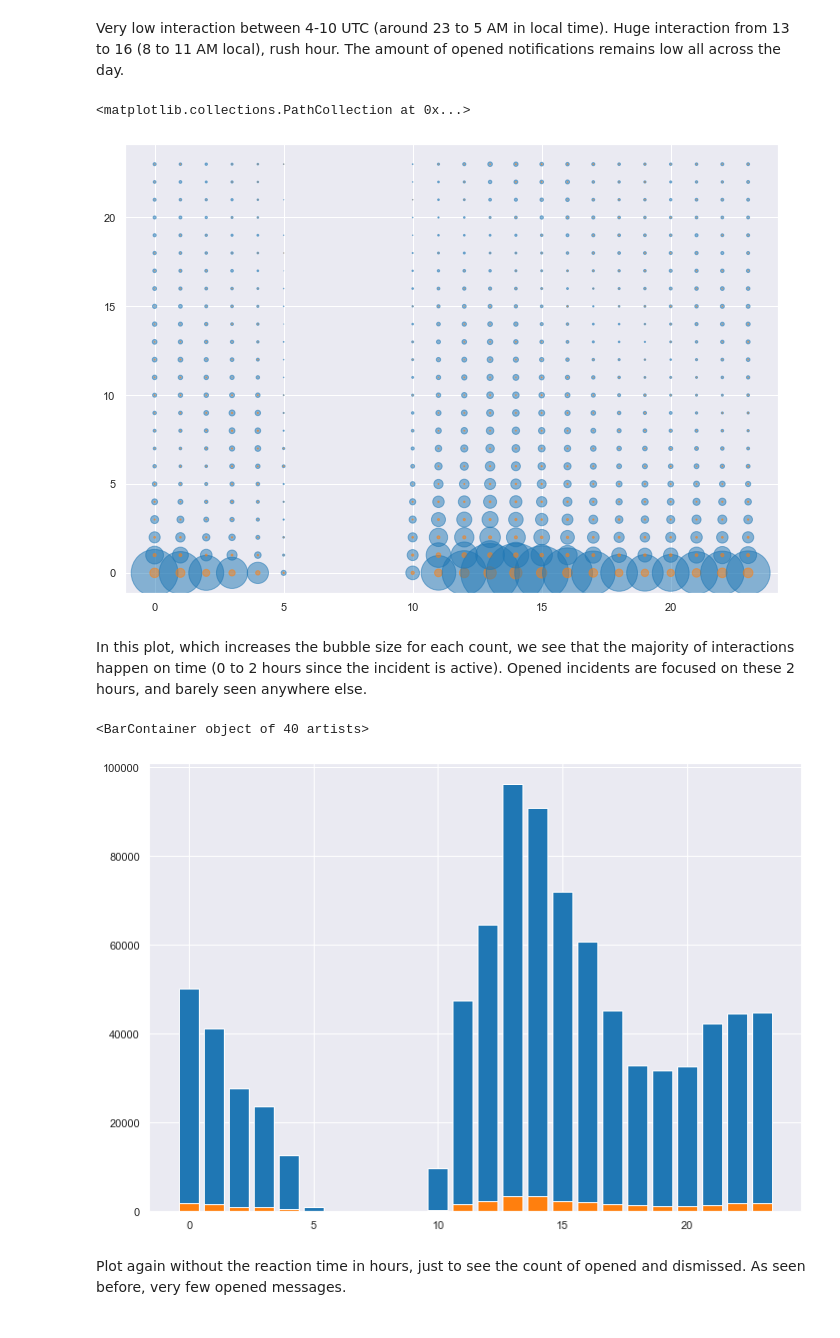
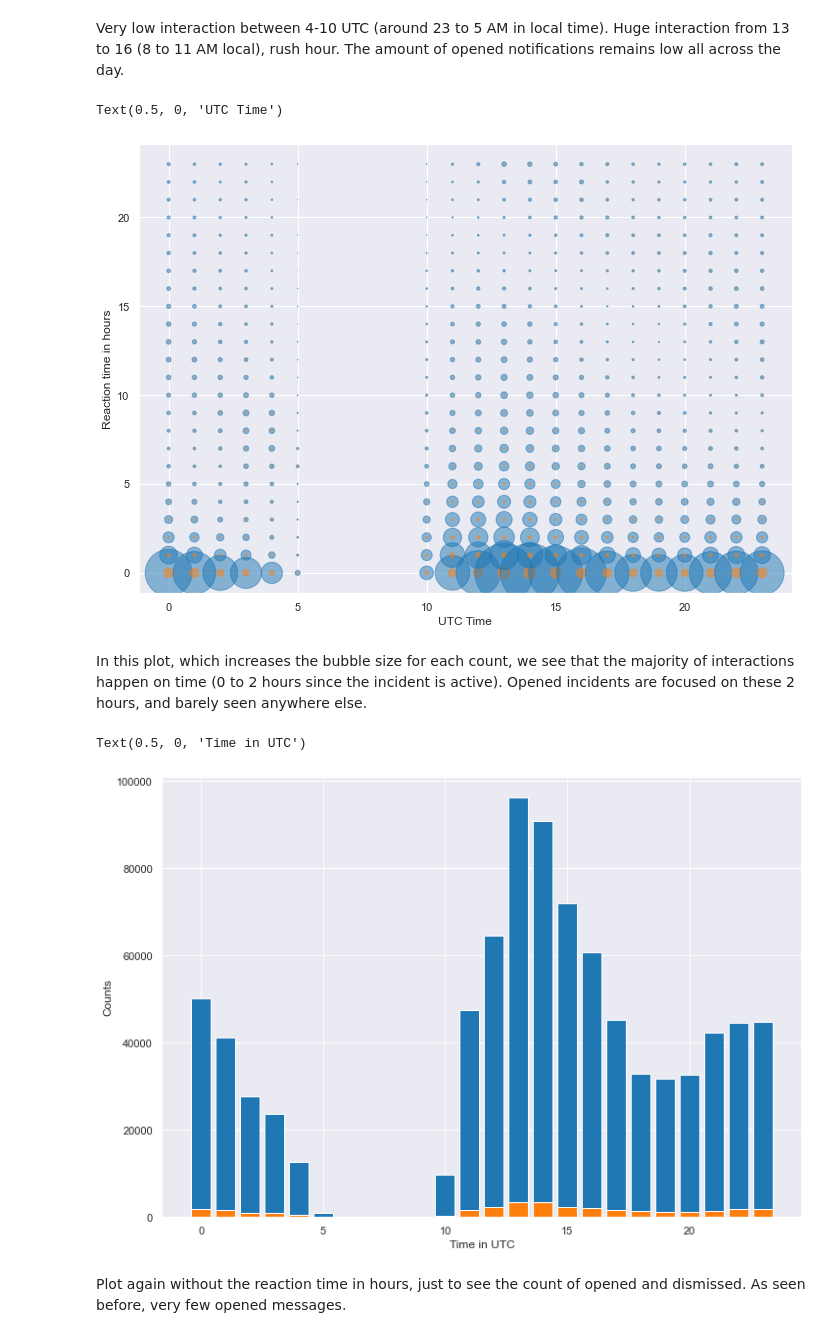
Before and after one commit to ComMutants/Capstone-WIMT, a Jupyter notebook: notebooks/EDA_capstone.ipynb, the cells around one changed output. Saved outputs shown, nothing was run; the diff lists cells and outputs as text; code cells hidden in the pictures.

Commit message:
Update plots for presentation

```diff
--- a/notebooks/EDA_capstone.ipynb
+++ b/notebooks/EDA_capstone.ipynb
@@ -240,17 +255,22 @@ gpbnotification2.reset_index(inplace=True)
 # %%
 colors = {0:'tab:blue', 1:'tab:orange'}
 s=[gpbnotification['created_at']*.06 ]
-plt.scatter( x= gpbnotification['notification_hour'], y= gpbnotification['reaction_time_in_hours'], alpha=.5, c=gpbnotification["opened"].map(colors),s=s)
+plt.scatter( x= gpbnotification['notification_hour'], y= gpbnotification['reaction_time_in_hours'],
+alpha=.5, c=gpbnotification["opened"].map(colors),s=s)
+plt.ylabel('Reaction time in hours')
+plt.xlabel('UTC Time')
 # %% [output]
-<matplotlib.collections.PathCollection at 0x...>
+Text(0.5, 0, 'UTC Time')
-[figure, old version]
+[figure, new version]
 # %% [markdown]
 In this plot, which increases the bubble size for each count, we see that the majority of interactions happen on time (0 to 2 hours since the incident is active). Opened incidents are focused on these 2 hours, and barely seen anywhere else.
 # %%
 colors = {0:'tab:blue', 1:'tab:orange'}
 plt.bar(x=gpbnotification2["notification_hour"], height=gpbnotification2['created_at'],color=gpbnotification2["opened"].map(colors))
+plt.ylabel('Counts')
+plt.xlabel('Time in UTC')
 # %% [output]
-<BarContainer object of 40 artists>
+Text(0.5, 0, 'Time in UTC')
-[figure, old version]
+[figure, new version]
 # %% [markdown]
 Plot again without the reaction time in hours, just to see the count of opened and dismissed. As seen before, very few opened messages.
```
Also changed, not shown: parts of 3 cells of this notebook.
